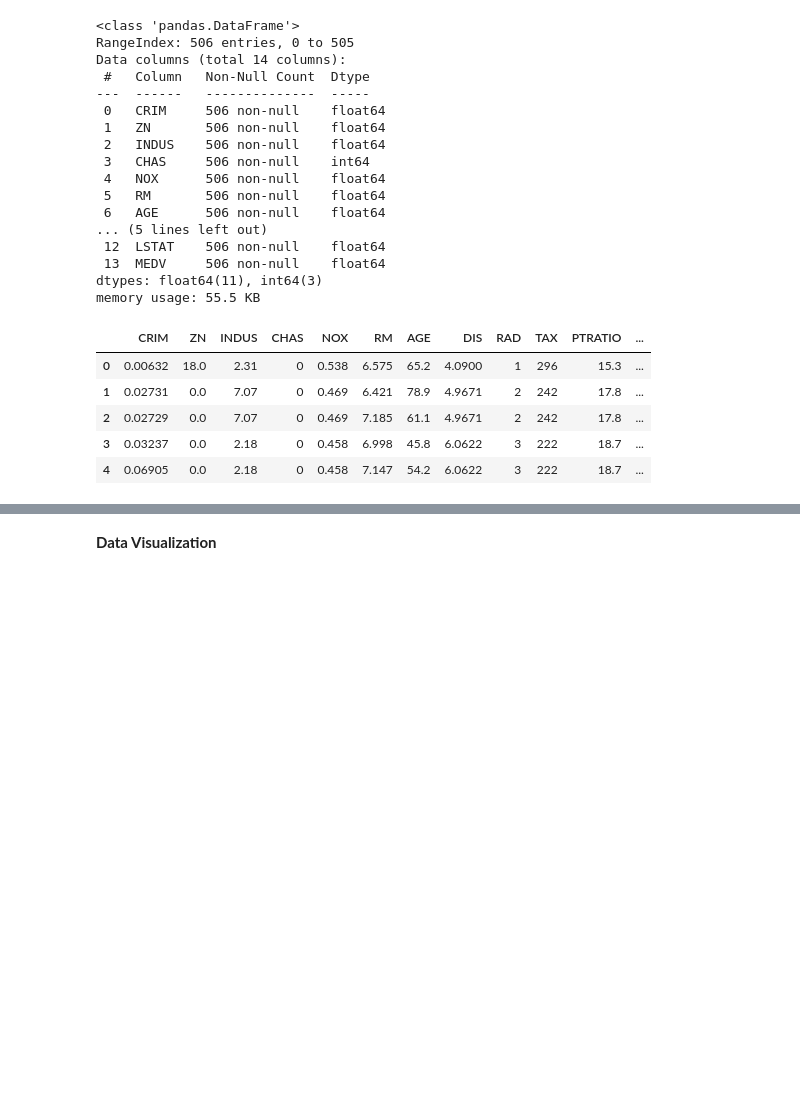
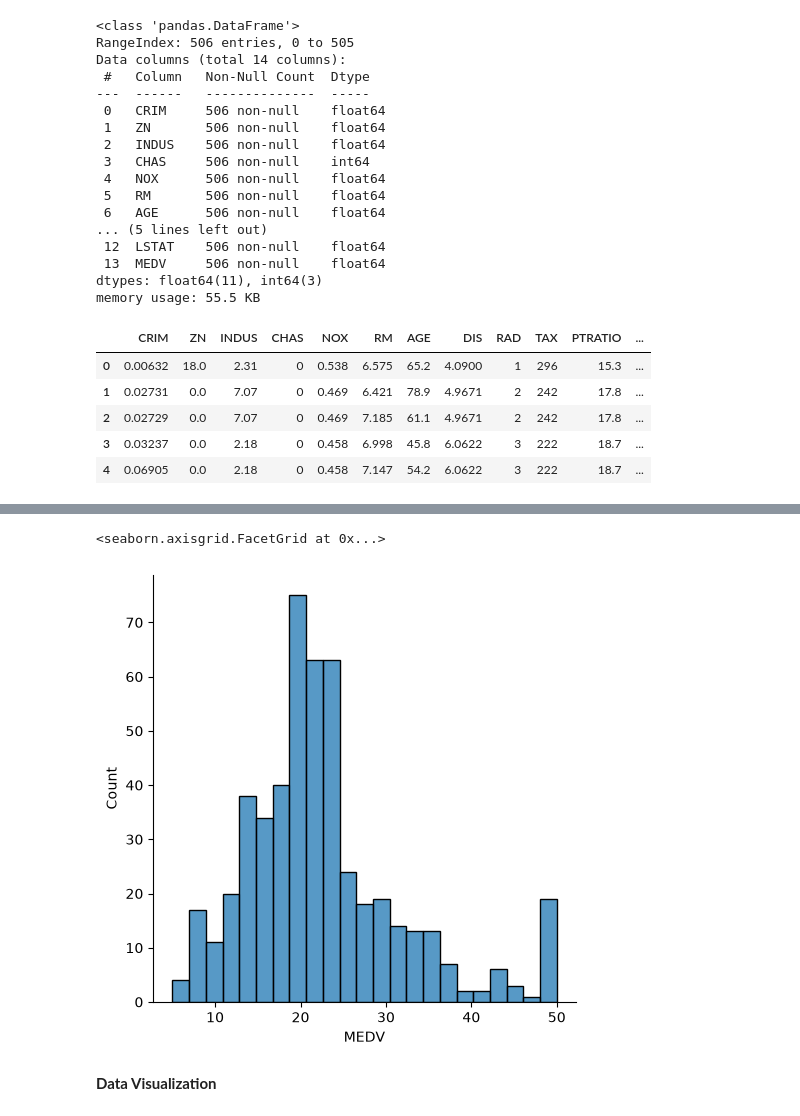
Before and after one commit to sarave-coder/2026-10-BILBAO-FT-Data-Science, a Jupyter notebook: 3-Machine_Learning/1-Supervisado/1-Regression/2-Polynomial_Regression/ejercicios/3 Polynomial_Regression_S.ipynb, the cells around one changed output, grey strips where cells are left out. Cells and saved outputs as stored; diff of their text form; code cells hidden in the pictures; blank space fills up the shorter version.

```diff
--- a/3-Machine_Learning/1-Supervisado/1-Regression/2-Polynomial_Regression/ejercicios/3 Polynomial_Regression_S.ipynb
+++ b/3-Machine_Learning/1-Supervisado/1-Regression/2-Polynomial_Regression/ejercicios/3 Polynomial_Regression_S.ipynb
@@ -100,6 +107,11 @@ boston.describe()
 | 50% | 0.256510 | 0.000000 | 9.690000 | 0.000000 | 0.538000 | 6.208500 | 77.500000 | 3.207450 | 5.000000 | 330.000000 | 19.050000 | ... |
 | 75% | 3.677083 | 12.500000 | 18.100000 | 0.000000 | 0.624000 | 6.623500 | 94.075000 | 5.188425 | 24.000000 | 666.000000 | 20.200000 | ... |
 | max | 88.976200 | 100.000000 | 27.740000 | 1.000000 | 0.871000 | 8.780000 | 100.000000 | 12.126500 | 24.000000 | 711.000000 | 22.000000 | ... |
+# %%
+sns.displot(boston['MEDV'])
+# %% [output]
+<seaborn.axisgrid.FacetGrid at 0x...>
+[figure, added]
 # %% [markdown]
 **Data Visualization**
 # %%
```
Also changed, not shown: parts of 23 cells of this notebook, 1 other file.
